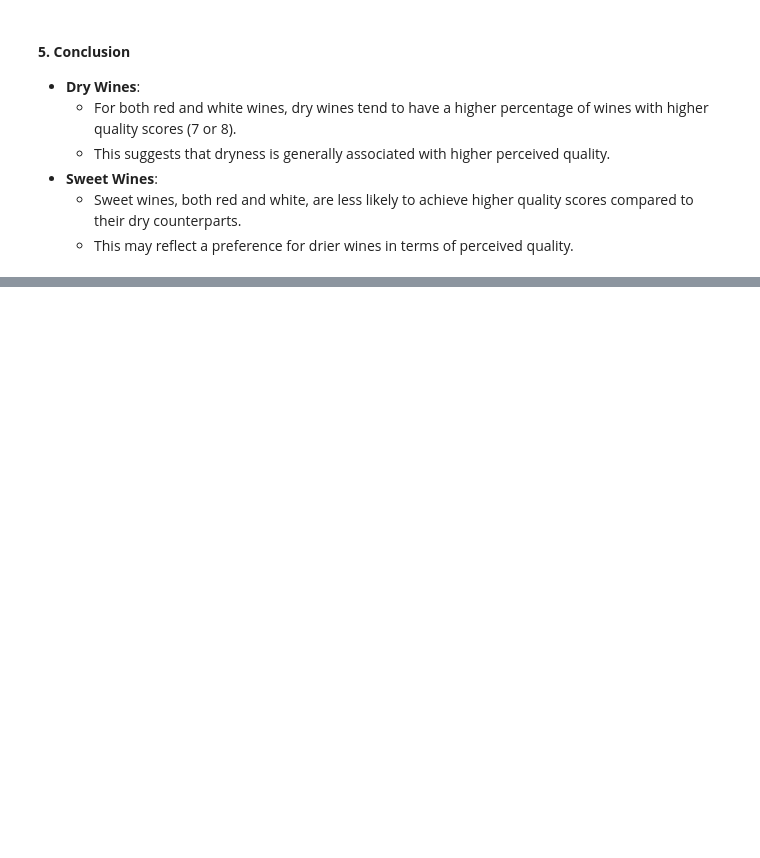
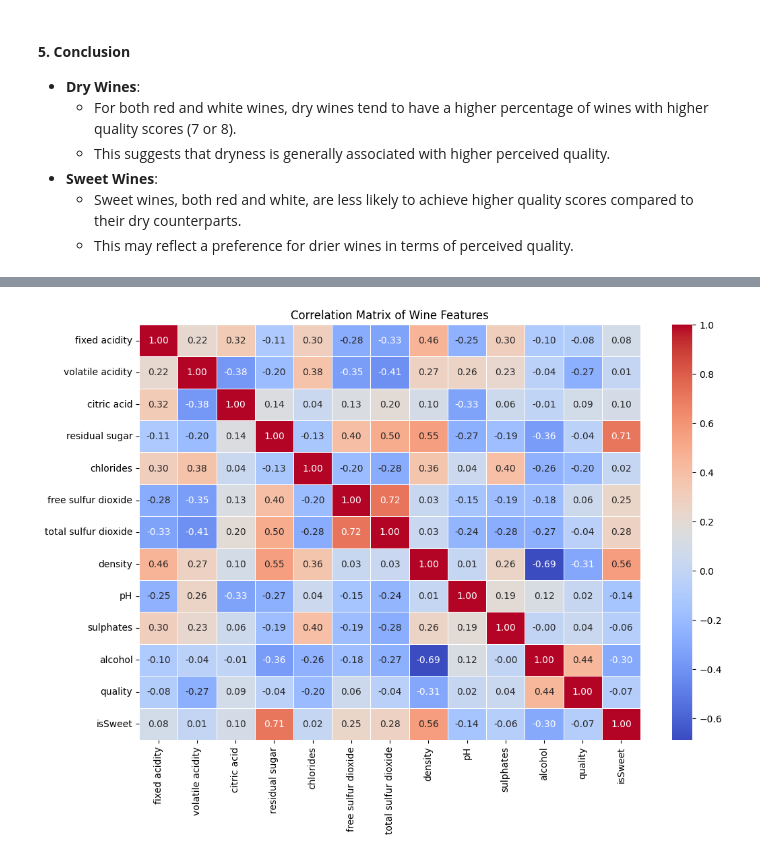
Before and after one commit to noahsaa100/Wine-Analysis, a Jupyter notebook: wine_analysis.ipynb, the cells around one changed output, grey strips where cells are left out. Drawn from its saved outputs; the diff is of its cells as text; code cells hidden in the pictures; blank space fills up the shorter version.

Commit message:
correlation matrix added

```diff
--- a/wine_analysis.ipynb
+++ b/wine_analysis.ipynb
@@ -330,0 +342,17 @@ plt.show()
+# %%
+# Combine red and white wine datasets for correlation analysis
+combined_wine = pd.concat([red_wine, white_wine], axis=0)
+
+# Select only numeric columns for correlation analysis
+numeric_columns = combined_wine.select_dtypes(include=['float64', 'int64'])
+
+# Calculate the correlation matrix using Pearson correlation
+correlation_matrix = numeric_columns.corr(method='pearson')
+
+# Plot the correlation matrix as a heatmap
+plt.figure(figsize=(12, 8))
+sns.heatmap(correlation_matrix, annot=True, cmap='coolwarm', fmt=".2f", linewidths=0.5)
+plt.title("Correlation Matrix of Wine Features")
+plt.show()
+# %% [output]
+[figure, added]
```
Also changed, not shown: parts of 1 cell of this notebook.
